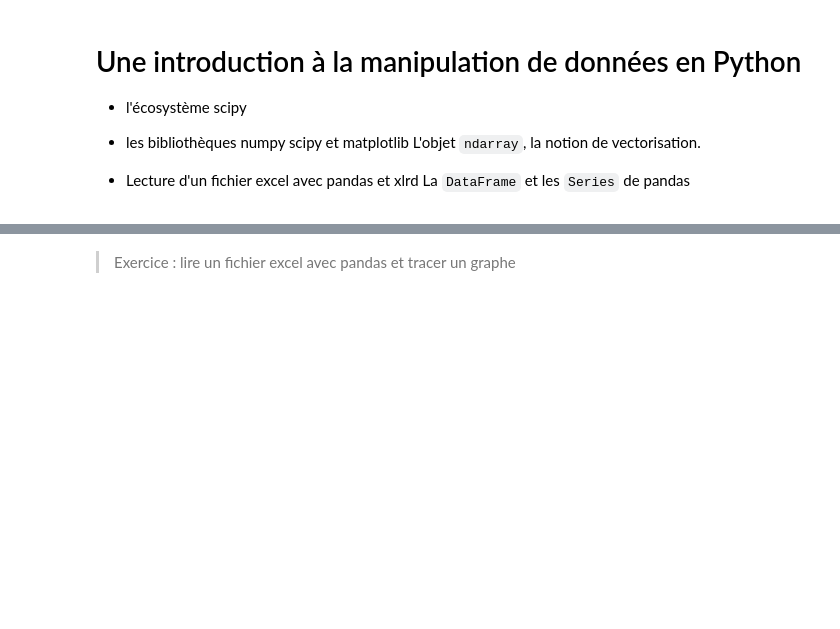
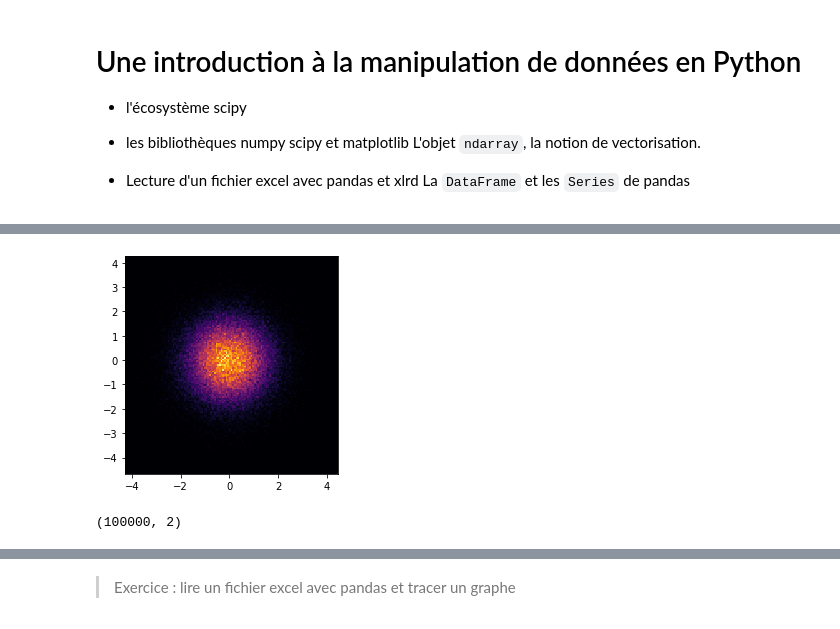
Before and after one commit to glyg/learn_python, a Jupyter notebook: 04-Analyse-de-données.ipynb, the cells around one changed output, grey strips where cells are left out. Cells and saved outputs as stored; diff of their text form; code cells hidden in the pictures; blank space fills up the shorter version.

```diff
--- a/04-Analyse-de-données.ipynb
+++ b/04-Analyse-de-données.ipynb
@@ -72,0 +209,10 @@ import matplotlib.pyplot as plt
+# %%
+fig, ax = plt.subplots()
+h = ax.hist2d(data[:, 0], data[:, 1], bins=128, cmap='inferno')
+ax.set_aspect("equal")
+# %% [output]
+[figure, added]
+# %%
+data.shape
+# %% [output]
+(100000, 2)
```
Also changed, not shown: parts of 70 cells of this notebook, 9 other files.
